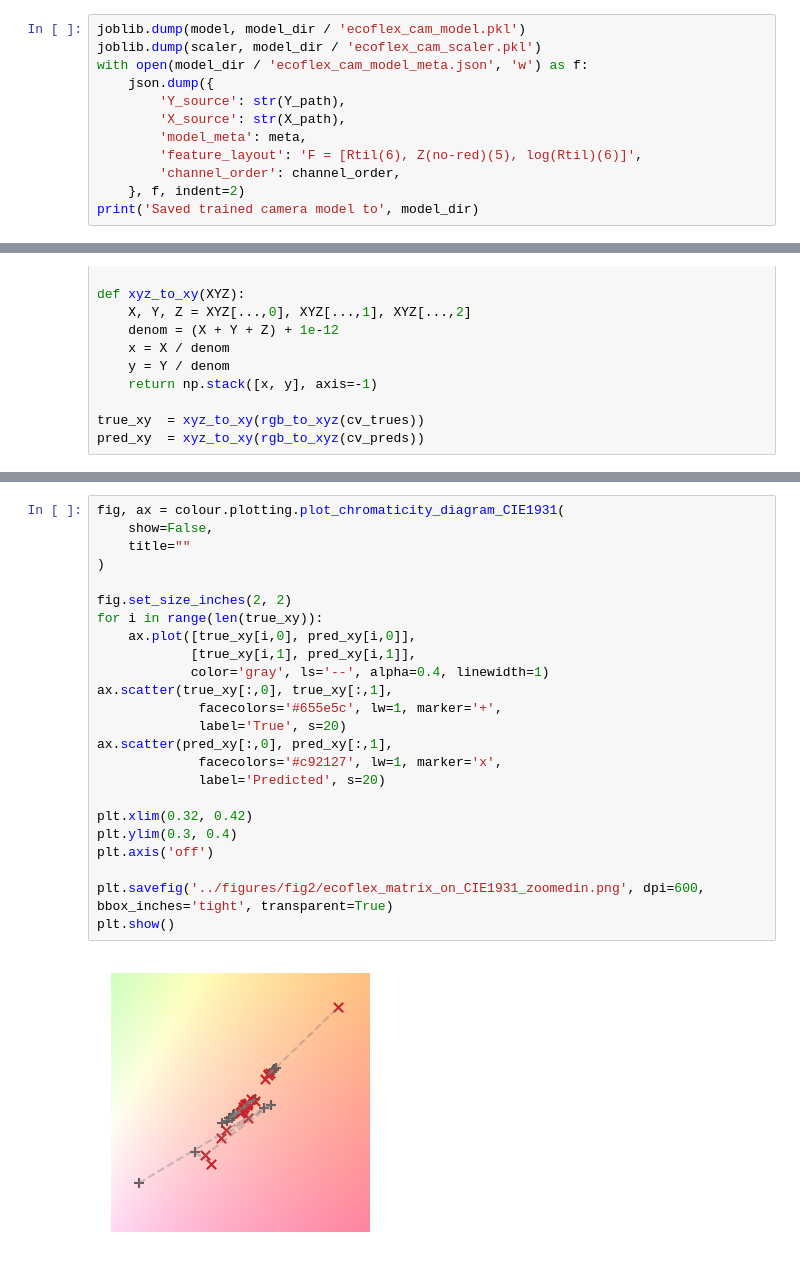
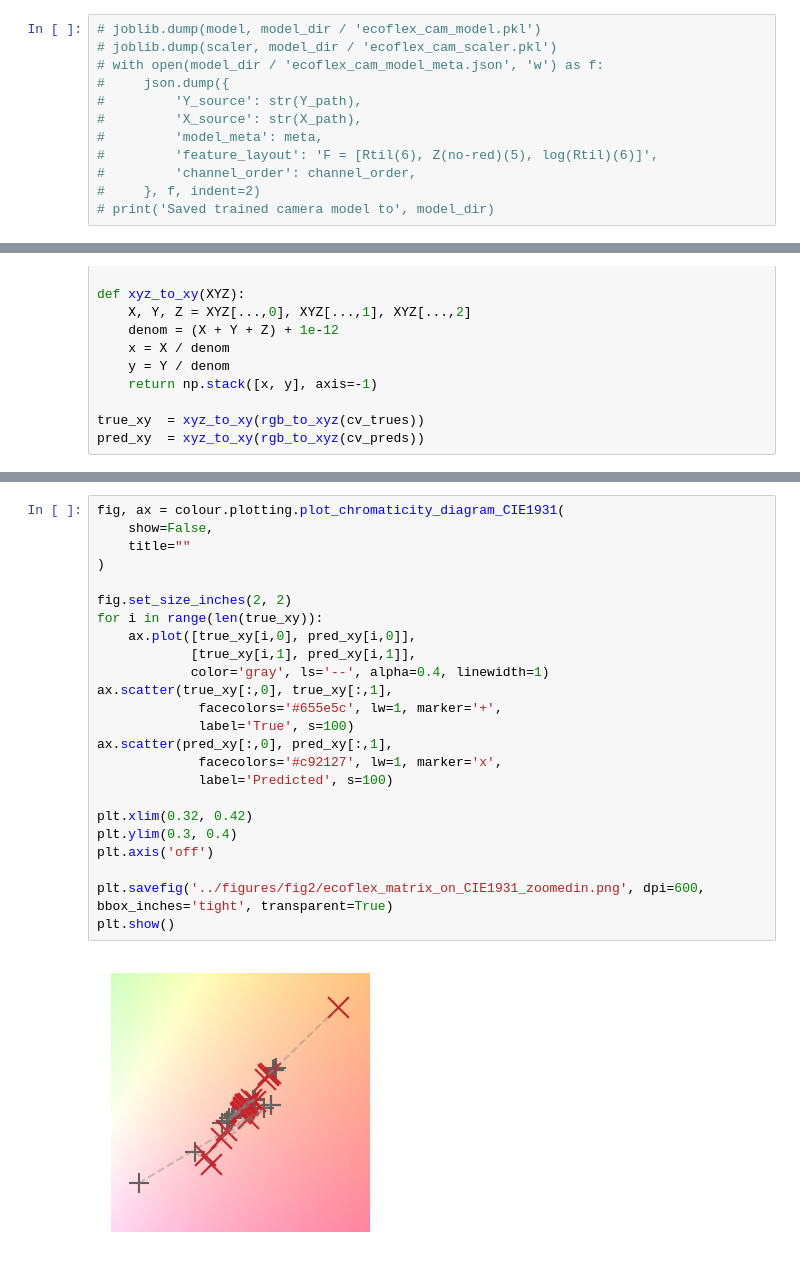
Before and after one commit to BailabUNC/SpectraDerma, a Jupyter notebook: notebooks/Ecoflex_Comprehensive.ipynb, the cells around one changed output, grey strips where cells are left out. Drawn from its saved outputs; the diff is of its cells as text.

Commit message:
edit figure format

```diff
--- a/notebooks/Ecoflex_Comprehensive.ipynb
+++ b/notebooks/Ecoflex_Comprehensive.ipynb
@@ -593,14 +593,14 @@ else:
     model = Ridge(alpha=best_ridge['alpha']).fit(Xs, Y)
     meta = {'type': 'Ridge', 'alpha': best_ridge['alpha']}
 # %%
-joblib.dump(model, model_dir / 'ecoflex_cam_model.pkl')
-joblib.dump(scaler, model_dir / 'ecoflex_cam_scaler.pkl')
-with open(model_dir / 'ecoflex_cam_model_meta.json', 'w') as f:
-    json.dump({
-        'Y_source': str(Y_path),
-        'X_source': str(X_path),
-        'model_meta': meta,
-        'feature_layout': 'F = [Rtil(6), Z(no-red)(5), log(Rtil)(6)]',
-        'channel_order': channel_order,
-    }, f, indent=2)
-print('Saved trained camera model to', model_dir)
+# joblib.dump(model, model_dir / 'ecoflex_cam_model.pkl')
+# joblib.dump(scaler, model_dir / 'ecoflex_cam_scaler.pkl')
+# with open(model_dir / 'ecoflex_cam_model_meta.json', 'w') as f:
+#     json.dump({
+#         'Y_source': str(Y_path),
+#         'X_source': str(X_path),
+#         'model_meta': meta,
+#         'feature_layout': 'F = [Rtil(6), Z(no-red)(5), log(Rtil)(6)]',
+#         'channel_order': channel_order,
+#     }, f, indent=2)
+# print('Saved trained camera model to', model_dir)
@@ -777,26 +775,26 @@ plt.show()
 # %%
 fig, ax = colour.plotting.plot_chromaticity_diagram_CIE1931(
     show=False,
     title=""
 )
 
 fig.set_size_inches(2, 2)
 for i in range(len(true_xy)):
     ax.plot([true_xy[i,0], pred_xy[i,0]],
             [true_xy[i,1], pred_xy[i,1]],
             color='gray', ls='--', alpha=0.4, linewidth=1)
 ax.scatter(true_xy[:,0], true_xy[:,1],
              facecolors='#655e5c', lw=1, marker='+',
-             label='True', s=20)
+             label='True', s=100)
 ax.scatter(pred_xy[:,0], pred_xy[:,1],
              facecolors='#c92127', lw=1, marker='x',
-             label='Predicted', s=20)
+             label='Predicted', s=100)
 
 plt.xlim(0.32, 0.42)
 plt.ylim(0.3, 0.4)
 plt.axis('off')
 
 plt.savefig('../figures/fig2/ecoflex_matrix_on_CIE1931_zoomedin.png', dpi=600, bbox_inches='tight', transparent=True)
 plt.show()
 # %% [output]
-[figure, old version]
+[figure, new version]
```
Also changed, not shown: parts of 8 cells of this notebook.
